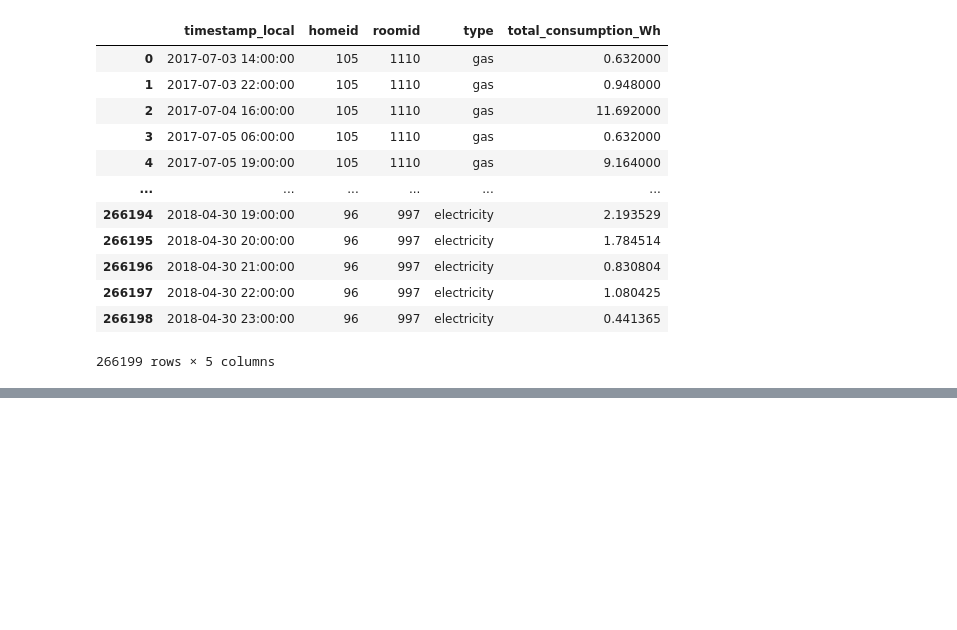
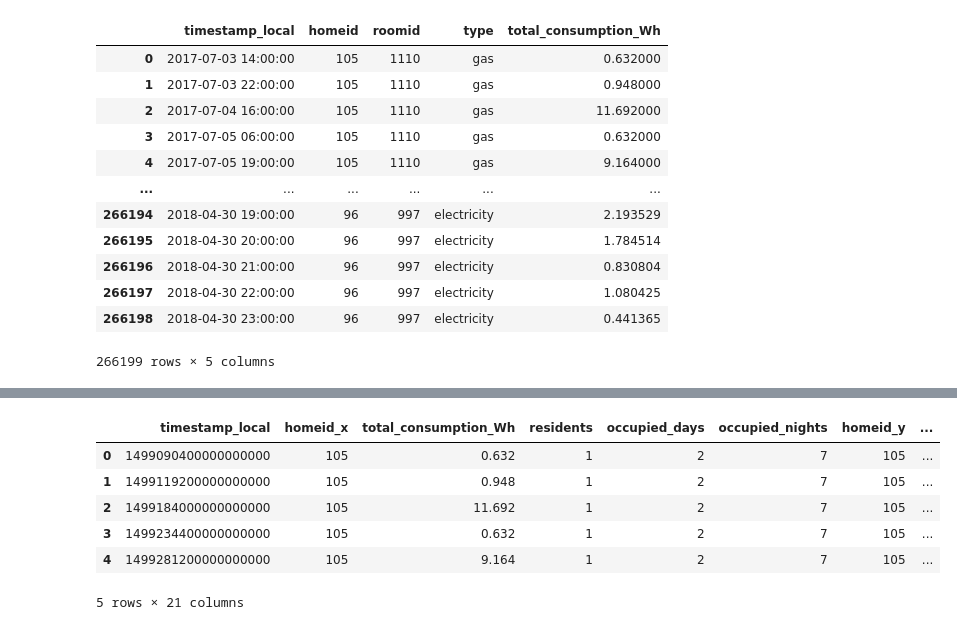
Before and after one commit to Julian200019/DataScience2024, a Jupyter notebook: Xmas_Challenge/ideal_eda.ipynb, the cells around one changed output, grey strips where cells are left out. Cells and saved outputs as stored; diff of their text form; code cells hidden in the pictures; blank space fills up the shorter version.

```diff
--- a/Xmas_Challenge/ideal_eda.ipynb
+++ b/Xmas_Challenge/ideal_eda.ipynb
@@ -19,4 +19,4 @@ import statsmodels.formula.api as smf
 # %% [markdown]
 ## Homes
 # %%
-homes = pd.read_csv("homes.csv")
+homes = pd.read_csv("https://raw.githubusercontent.com/olivermueller/ds4b-2024/refs/heads/main/Xmas_Challenge/homes.csv")
@@ -45,7 +43,7 @@ homes
 # %% [markdown]
 ## Rooms
 # %%
-rooms = pd.read_csv("rooms.csv")
+rooms = pd.read_csv("https://raw.githubusercontent.com/olivermueller/ds4b-2024/refs/heads/main/Xmas_Challenge/rooms.csv")
 # %%
 rooms
 # %% [output]
@@ -189,0 +231,30 @@ energy_1meter_1home_1room_1day
+# %%
+# Merge with homes.csv on 'homeid' (select relevant columns)
+homes_columns = ['homeid', 'residents', 'hometype', 'occupancy', 'build_era', 'smart_monitors',
+                 'smart_automation', 'occupied_days', 'occupied_nights', 'entry_floor', 'outdoor_drying']
+# Create a new variable 'selected_homes' for the subset of 'homes' data
+selected_homes = homes[homes_columns]
+
+# Specify suffixes to avoid duplicate column names
+energy_merged = pd.merge(energy, selected_homes, on='homeid', how='left')
+
+# Merge with rooms.csv on 'roomid'
+energy_merged = pd.merge(energy_merged, rooms, on='roomid', how='left')
+
+# Convert 'timestamp_local' to numeric representation (e.g., total seconds since epoch)
+energy_merged['timestamp_local'] = pd.to_numeric(pd.to_datetime(energy_merged['timestamp_local']))
+
+# Drop non-numeric and irrelevant columns before creating the formula
+energy_merged = energy_merged.select_dtypes(include=np.number)  # Keep only numeric columns
+energy_merged = energy_merged.drop(columns=['homeid', 'roomid'], errors='ignore')  # Drop irrelevant ID columns if present
+
+# Alle Spalten außer der Zielspalte 'SalePrice'
+independent_vars = energy_merged.columns.drop('total_consumption_Wh')
+
+# Formel dynamisch erstellen
+formula = 'total_consumption_Wh ~ ' + ' + '.join(independent_vars)
+
+# Modell erstellen und fitten
+mod = smf.ols(formula=formula, data=energy_merged)
+mod = mod.fit()
+print(mod.summary())
@@ -189,0 +279,10 @@ energy_1meter_1home_1room_1day
+# %%
+energy_merged.head()
+# %% [output]
+|  | timestamp_local | homeid_x | total_consumption_Wh | residents | occupied_days | occupied_nights | homeid_y | ... |
+| 0 | 1499090400000000000 | 105 | 0.632 | 1 | 2 | 7 | 105 | ... |
+| 1 | 1499119200000000000 | 105 | 0.948 | 1 | 2 | 7 | 105 | ... |
+| 2 | 1499184000000000000 | 105 | 11.692 | 1 | 2 | 7 | 105 | ... |
+| 3 | 1499234400000000000 | 105 | 0.632 | 1 | 2 | 7 | 105 | ... |
+| 4 | 1499281200000000000 | 105 | 9.164 | 1 | 2 | 7 | 105 | ... |
+5 rows × 21 columns
```
Also changed, not shown: parts of 16 cells of this notebook.
